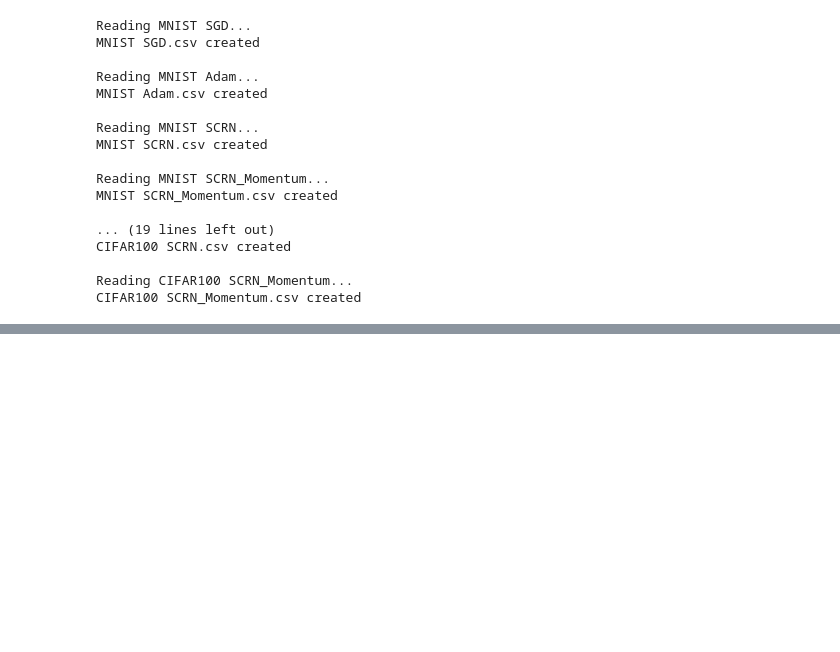
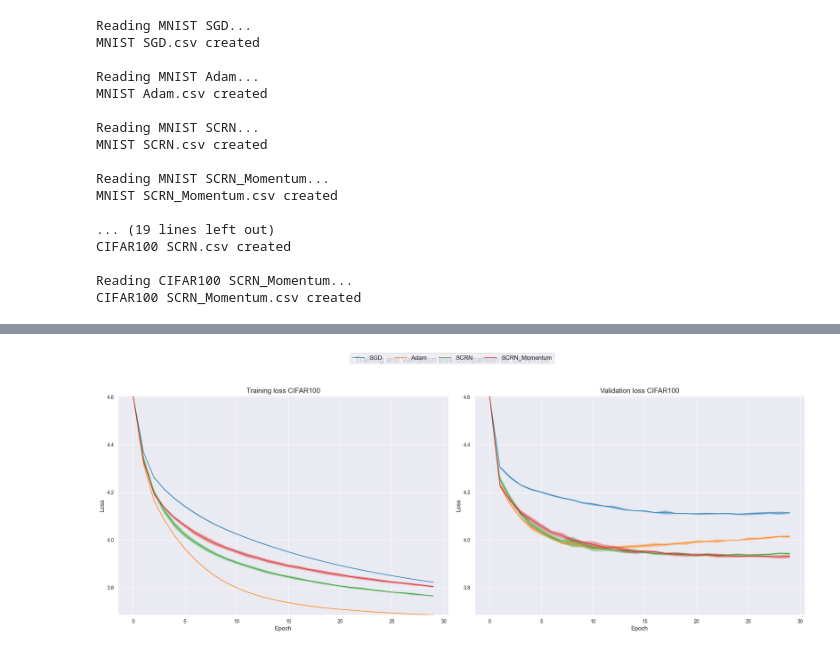
Before and after one commit to CS-433/ml-project-2-hessian4science, a Jupyter notebook: results/Results.ipynb, the cells around one changed output, grey strips where cells are left out. Saved outputs shown, nothing was run; the diff lists cells and outputs as text; code cells hidden in the pictures; blank space fills up the shorter version.

```diff
--- a/results/Results.ipynb
+++ b/results/Results.ipynb
@@ -258,0 +175,4 @@ plt.show()
+# %%
+create_comparative_plot(df, 'loss', min_loss, max_loss)
+# %% [output]
+[figure, added]
```
Also changed, not shown: parts of 15 cells of this notebook, 14 other files.
